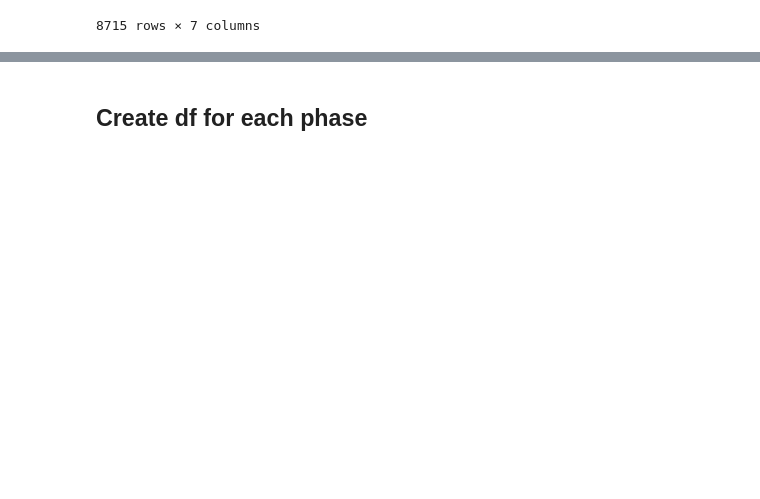
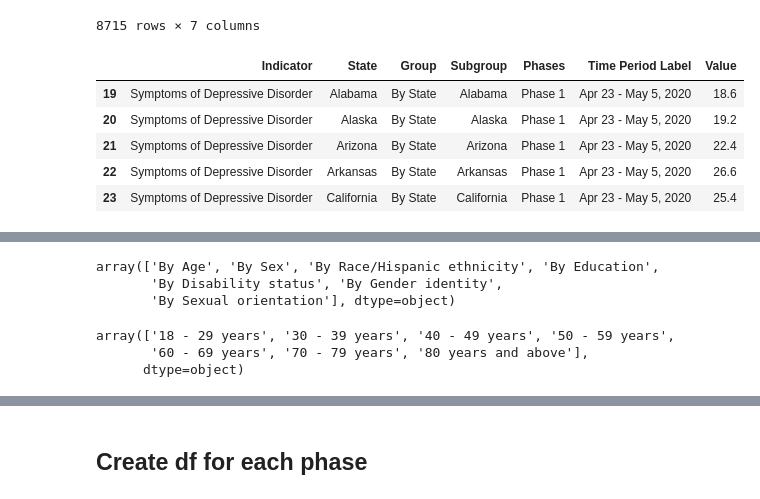
Before and after one commit to lmm2020/EDA-Projects, a Jupyter notebook: Anxiety/EDA_US_Indicators.ipynb, the cells around one changed output, grey strips where cells are left out. Saved outputs shown, nothing was run; the diff lists cells and outputs as text; code cells hidden in the pictures; blank space fills up the shorter version.

```diff
--- a/EDA_US_Indicators.ipynb
+++ b/Anxiety/EDA_US_Indicators.ipynb
@@ -192,6 +192,20 @@ clean_df
 | 9133 | Symptoms of Anxiety Disorder or D... | Wisconsin | By State | Wisconsin | Phase 7 | Dec 29, 2021 - Jan 10, 2022 | 25.5 |
 | 9134 | Symptoms of Anxiety Disorder or D... | Wyoming | By State | Wyoming | Phase 7 | Dec 29, 2021 - Jan 10, 2022 | 33.9 |
 8715 rows × 7 columns
+# %%
+#create a df pf states only (not sure if I will use yet)
+
+states_only = clean_df[clean_df['State'] != 'United States']
+
+#display
+states_only.head()
+# %% [output]
+|  | Indicator | State | Group | Subgroup | Phases | Time Period Label | Value |
+| 19 | Symptoms of Depressive Disorder | Alabama | By State | Alabama | Phase 1 | Apr 23 - May 5, 2020 | 18.6 |
+| 20 | Symptoms of Depressive Disorder | Alaska | By State | Alaska | Phase 1 | Apr 23 - May 5, 2020 | 19.2 |
+| 21 | Symptoms of Depressive Disorder | Arizona | By State | Arizona | Phase 1 | Apr 23 - May 5, 2020 | 22.4 |
+| 22 | Symptoms of Depressive Disorder | Arkansas | By State | Arkansas | Phase 1 | Apr 23 - May 5, 2020 | 26.6 |
+| 23 | Symptoms of Depressive Disorder | California | By State | California | Phase 1 | Apr 23 - May 5, 2020 | 25.4 |
 # %%
 #create a df filtered by United States only
 
@@ -206,3 +220,15 @@ us_only.head()
 | 3 | Symptoms of Depressive Disorder | United States | By Age | 40 - 49 years | Phase 1 | Apr 23 - May 5, 2020 | 24.8 |
 | 4 | Symptoms of Depressive Disorder | United States | By Age | 50 - 59 years | Phase 1 | Apr 23 - May 5, 2020 | 23.2 |
 | 5 | Symptoms of Depressive Disorder | United States | By Age | 60 - 69 years | Phase 1 | Apr 23 - May 5, 2020 | 18.4 |
+# %%
+us_only['Group'].unique()
+# %% [output]
+array(['By Age', 'By Sex', 'By Race/Hispanic ethnicity', 'By Education',
+       'By Disability status', 'By Gender identity',
+       'By Sexual orientation'], dtype=object)
+# %%
+us_only[us_only['Group'] == 'By Age']['Subgroup'].unique()
+# %% [output]
+array(['18 - 29 years', '30 - 39 years', '40 - 49 years', '50 - 59 years',
+       '60 - 69 years', '70 - 79 years', '80 years and above'],
+      dtype=object)
```
Also changed, not shown: parts of 15 cells of this notebook, 3 other files.
